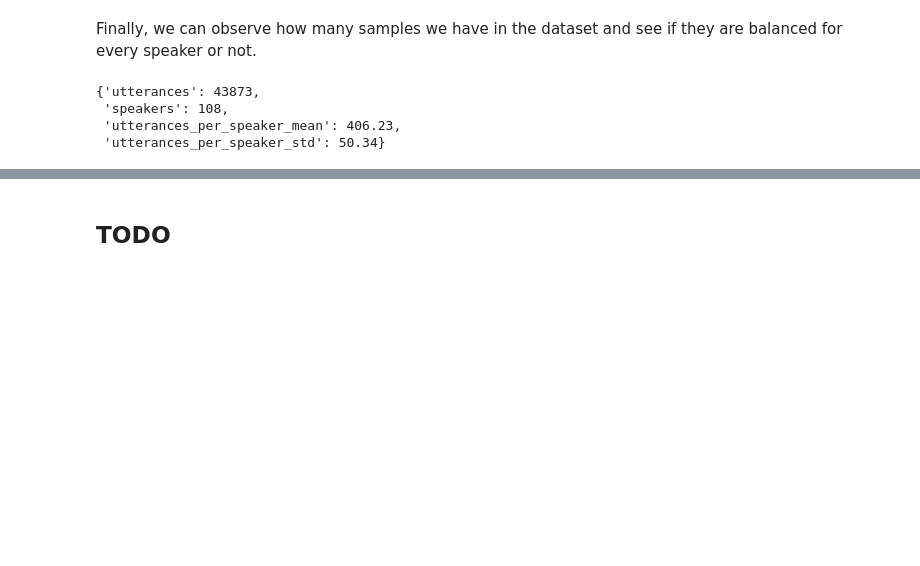
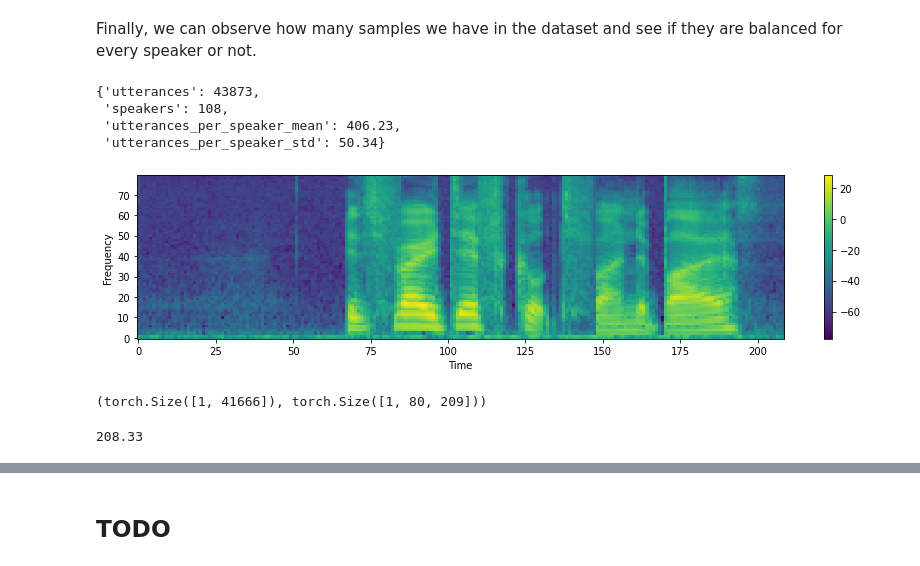
Before and after one commit to Wadaboa/titanet, a Jupyter notebook: titanet.ipynb, the cells around one changed output, grey strips where cells are left out. Saved outputs shown, nothing was run; the diff lists cells and outputs as text; code cells hidden in the pictures; blank space fills up the shorter version.

```diff
--- a/titanet.ipynb
+++ b/titanet.ipynb
@@ -337,3 +336,19 @@ vctk_dataset.info()
 # embs
 # %%
 # viz
+# %%
+vw=torch.clone(random_example["waveform"])
+s=torchaudio.transforms.MelSpectrogram(n_mels=80)
+db = torchaudio.transforms.AmplitudeToDB()
+spec = db(s(vw))
+utils.plot_spectrogram(spec)
+# %% [output]
+[figure, added]
+# %%
+vw.shape,spec.shape
+# %% [output]
+(torch.Size([1, 41666]), torch.Size([1, 80, 209]))
+# %%
+vw.size(1) / 200
+# %% [output]
+208.33
```
Also changed, not shown: parts of 9 cells of this notebook, 4 other files.
